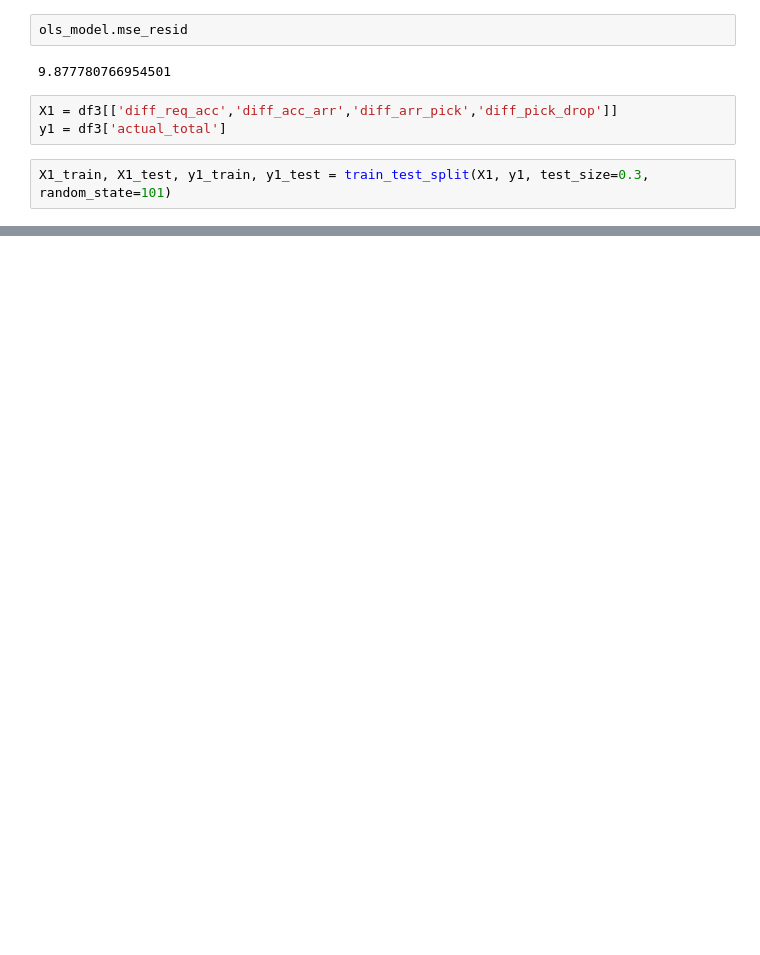
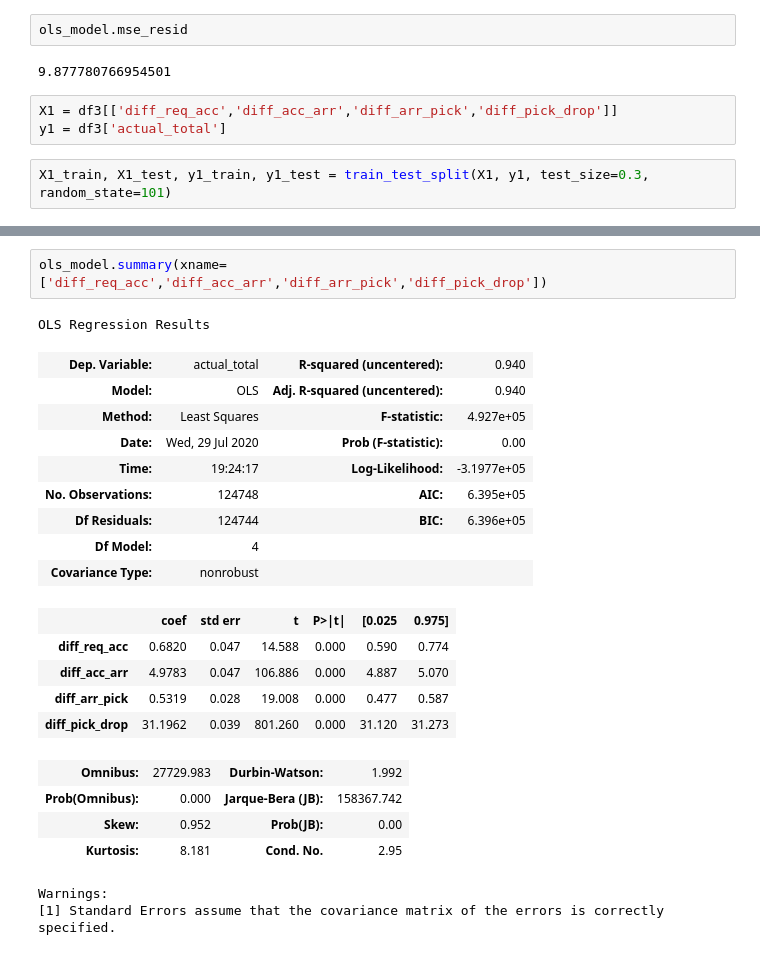
Before and after one commit to sanpietro/rideshare_regression, a Jupyter notebook: lyft_predict_total_trips_ols.ipynb, the cells around one changed output, grey strips where cells are left out. Drawn from its saved outputs; the diff is of its cells as text; blank space fills up the shorter version.

Commit message:
added variable names to final OLS model

```diff
--- a/lyft_predict_total_trips_ols.ipynb
+++ b/lyft_predict_total_trips_ols.ipynb
@@ -315,0 +316,24 @@ ols_model.mse_resid
+# %%
+ols_model.summary(xname=['diff_req_acc','diff_acc_arr','diff_arr_pick','diff_pick_drop'])
+# %% [output]
+OLS Regression Results
+| Dep. Variable: | actual_total | R-squared (uncentered): | 0.940 |
+| Model: | OLS | Adj. R-squared (uncentered): | 0.940 |
+| Method: | Least Squares | F-statistic: | 4.927e+05 |
+| Date: | Wed, 29 Jul 2020 | Prob (F-statistic): | 0.00 |
+| Time: | 19:24:17 | Log-Likelihood: | -3.1977e+05 |
+| No. Observations: | 124748 | AIC: | 6.395e+05 |
+| Df Residuals: | 124744 | BIC: | 6.396e+05 |
+| Df Model: | 4 |  |  |
+| Covariance Type: | nonrobust |  |  |
+|  | coef | std err | t | P>|t| | [0.025 | 0.975] |
+| diff_req_acc | 0.6820 | 0.047 | 14.588 | 0.000 | 0.590 | 0.774 |
+| diff_acc_arr | 4.9783 | 0.047 | 106.886 | 0.000 | 4.887 | 5.070 |
+| diff_arr_pick | 0.5319 | 0.028 | 19.008 | 0.000 | 0.477 | 0.587 |
+| diff_pick_drop | 31.1962 | 0.039 | 801.260 | 0.000 | 31.120 | 31.273 |
+| Omnibus: | 27729.983 | Durbin-Watson: | 1.992 |
+| Prob(Omnibus): | 0.000 | Jarque-Bera (JB): | 158367.742 |
+| Skew: | 0.952 | Prob(JB): | 0.00 |
+| Kurtosis: | 8.181 | Cond. No. | 2.95 |
+Warnings:
+[1] Standard Errors assume that the covariance matrix of the errors is correctly specified.
```
Also changed, not shown: parts of 9 cells of this notebook.
